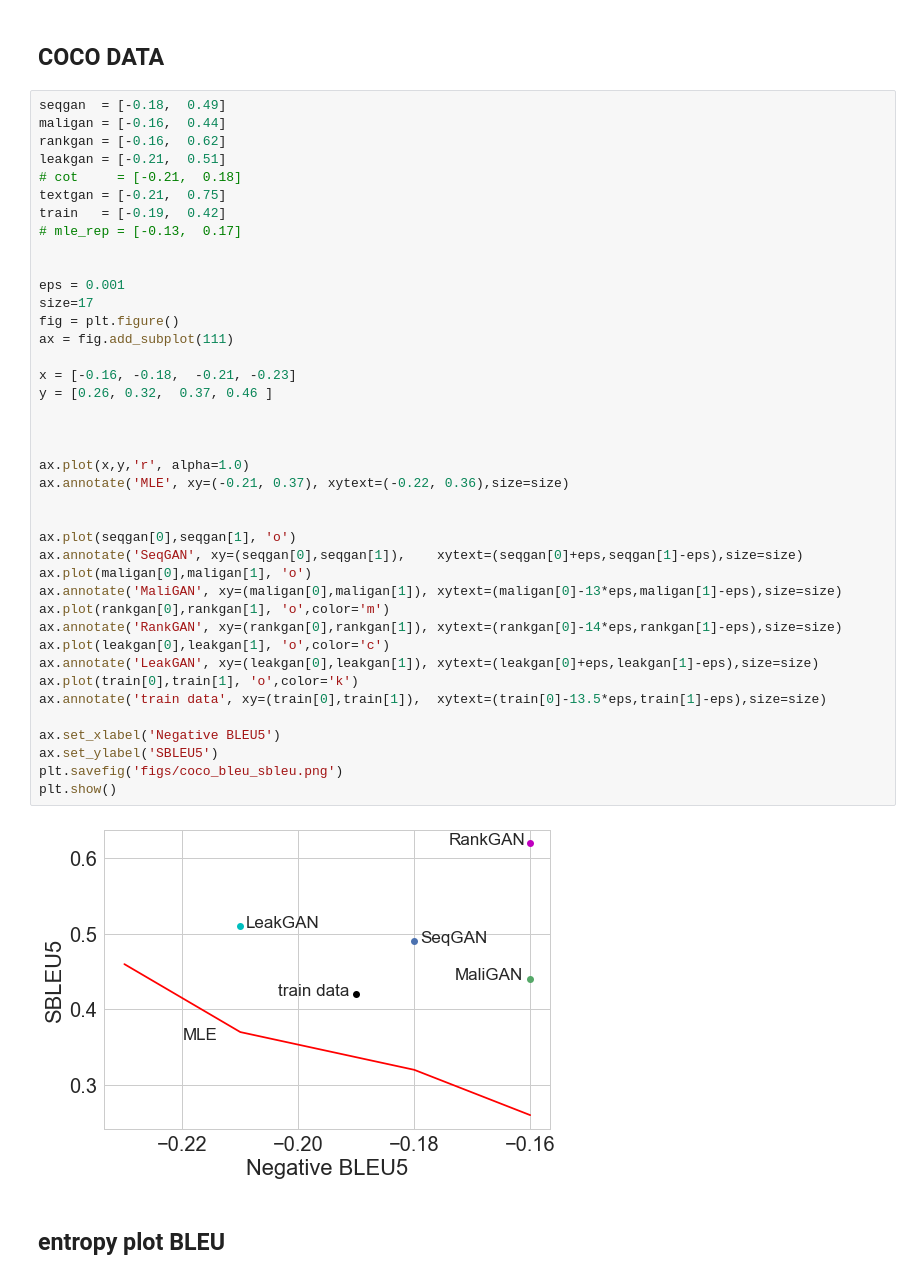
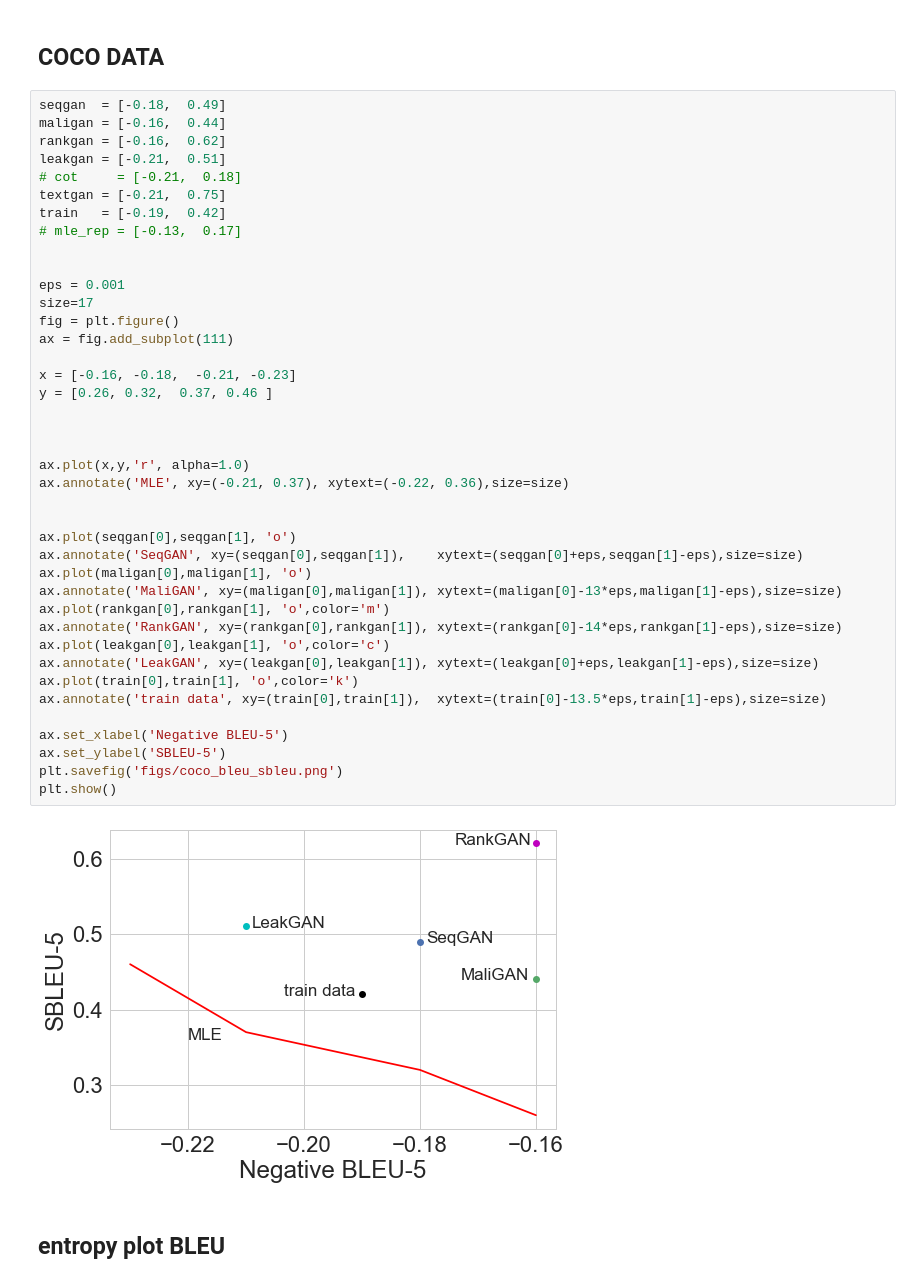
Before and after one commit to pclucas14/GansFallingShort, a Jupyter notebook: real_data_experiments/notebooks/bleu_sbleu.ipynb, the cells around one changed output. Drawn from its saved outputs; the diff is of its cells as text.

```diff
--- a/real_data_experiments/notebooks/bleu_sbleu.ipynb
+++ b/real_data_experiments/notebooks/bleu_sbleu.ipynb
@@ -102,36 +102,36 @@ train   = [-0.19,  0.42]
 
 
 eps = 0.001
 size=17
 fig = plt.figure()
 ax = fig.add_subplot(111)
 
 x = [-0.16, -0.18,  -0.21, -0.23]
 y = [0.26, 0.32,  0.37, 0.46 ]
 
 
 
 ax.plot(x,y,'r', alpha=1.0)
 ax.annotate('MLE', xy=(-0.21, 0.37), xytext=(-0.22, 0.36),size=size)
 
 
 ax.plot(seqgan[0],seqgan[1], 'o')
 ax.annotate('SeqGAN', xy=(seqgan[0],seqgan[1]),    xytext=(seqgan[0]+eps,seqgan[1]-eps),size=size)
 ax.plot(maligan[0],maligan[1], 'o')
 ax.annotate('MaliGAN', xy=(maligan[0],maligan[1]), xytext=(maligan[0]-13*eps,maligan[1]-eps),size=size)
 ax.plot(rankgan[0],rankgan[1], 'o',color='m')
 ax.annotate('RankGAN', xy=(rankgan[0],rankgan[1]), xytext=(rankgan[0]-14*eps,rankgan[1]-eps),size=size)
 ax.plot(leakgan[0],leakgan[1], 'o',color='c')
 ax.annotate('LeakGAN', xy=(leakgan[0],leakgan[1]), xytext=(leakgan[0]+eps,leakgan[1]-eps),size=size)
 ax.plot(train[0],train[1], 'o',color='k')
 ax.annotate('train data', xy=(train[0],train[1]),  xytext=(train[0]-13.5*eps,train[1]-eps),size=size)
 
-ax.set_xlabel('Negative BLEU5')
-ax.set_ylabel('SBLEU5')
+ax.set_xlabel('Negative BLEU-5')
+ax.set_ylabel('SBLEU-5')
 plt.savefig('figs/coco_bleu_sbleu.png')
 plt.show()
 # %% [output]
-[figure, old version]
+[figure, new version]
 # %% [markdown]
 ## entropy plot BLEU
 # %%
```
Also changed, not shown: parts of 2 cells of this notebook.
